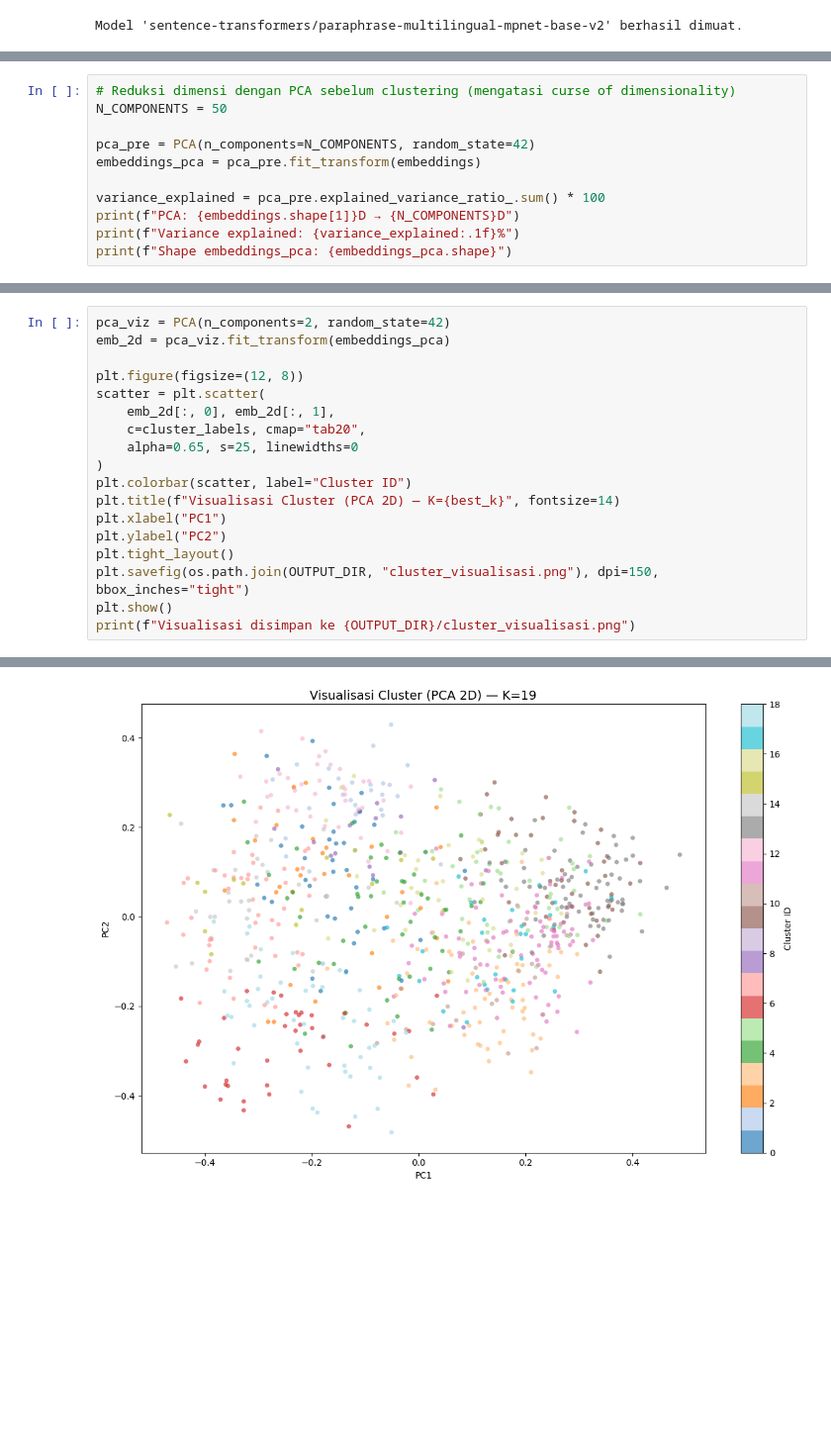
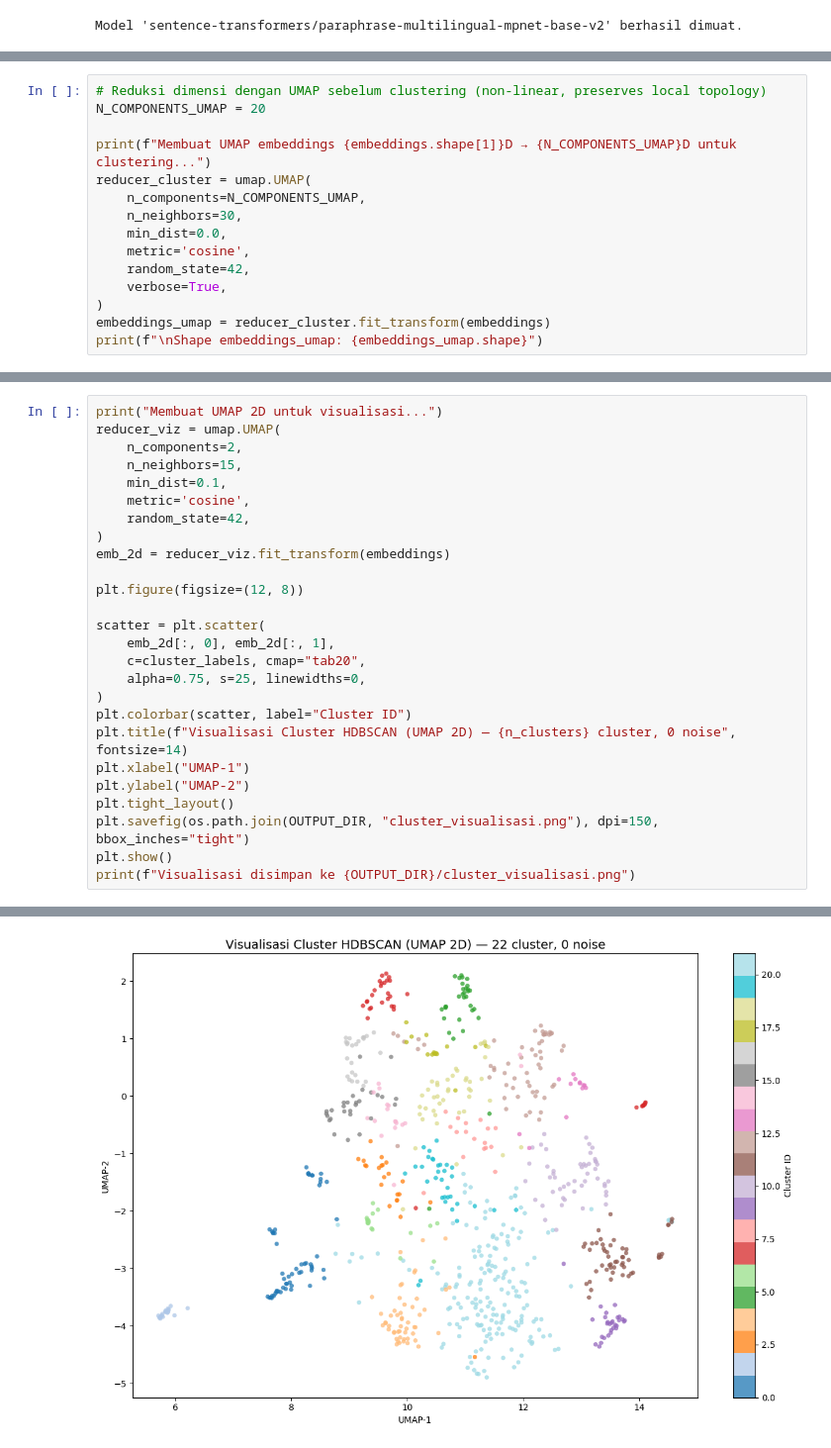
Before and after one commit to andika0x90/clustering-judul-skripsi, a Jupyter notebook: clustering.ipynb, the cells around one changed output, grey strips where cells are left out. Shown at 99% size. Saved outputs shown, nothing was run; the diff lists cells and outputs as text; blank space fills up the shorter version.

```diff
--- a/clustering.ipynb
+++ b/clustering.ipynb
@@ -105,14 +111,18 @@ Membuat embeddings...
 Shape embeddings: (792, 768)
 Embeddings disimpan ke hasil_clustering/embeddings.npy
 # %%
-# Reduksi dimensi dengan PCA sebelum clustering (mengatasi curse of dimensionality)
-N_COMPONENTS = 50
+# Reduksi dimensi dengan UMAP sebelum clustering (non-linear, preserves local topology)
+N_COMPONENTS_UMAP = 20
 
-pca_pre = PCA(n_components=N_COMPONENTS, random_state=42)
-embeddings_pca = pca_pre.fit_transform(embeddings)
-
-variance_explained = pca_pre.explained_variance_ratio_.sum() * 100
-print(f"PCA: {embeddings.shape[1]}D → {N_COMPONENTS}D")
-print(f"Variance explained: {variance_explained:.1f}%")
-print(f"Shape embeddings_pca: {embeddings_pca.shape}")
+print(f"Membuat UMAP embeddings {embeddings.shape[1]}D → {N_COMPONENTS_UMAP}D untuk clustering...")
+reducer_cluster = umap.UMAP(
+    n_components=N_COMPONENTS_UMAP,
+    n_neighbors=30,
+    min_dist=0.0,
+    metric='cosine',
+    random_state=42,
+    verbose=True,
+)
+embeddings_umap = reducer_cluster.fit_transform(embeddings)
+print(f"\nShape embeddings_umap: {embeddings_umap.shape}")
 # %% [output]
@@ -226,17 +316,25 @@ Distribusi cluster:
 # %%
-pca_viz = PCA(n_components=2, random_state=42)
-emb_2d = pca_viz.fit_transform(embeddings_pca)
+print("Membuat UMAP 2D untuk visualisasi...")
+reducer_viz = umap.UMAP(
+    n_components=2,
+    n_neighbors=15,
+    min_dist=0.1,
+    metric='cosine',
+    random_state=42,
+)
+emb_2d = reducer_viz.fit_transform(embeddings)
 
 plt.figure(figsize=(12, 8))
+
 scatter = plt.scatter(
     emb_2d[:, 0], emb_2d[:, 1],
     c=cluster_labels, cmap="tab20",
-    alpha=0.65, s=25, linewidths=0
+    alpha=0.75, s=25, linewidths=0,
 )
 plt.colorbar(scatter, label="Cluster ID")
-plt.title(f"Visualisasi Cluster (PCA 2D) — K={best_k}", fontsize=14)
-plt.xlabel("PC1")
-plt.ylabel("PC2")
+plt.title(f"Visualisasi Cluster HDBSCAN (UMAP 2D) — {n_clusters} cluster, 0 noise", fontsize=14)
+plt.xlabel("UMAP-1")
+plt.ylabel("UMAP-2")
 plt.tight_layout()
 plt.savefig(os.path.join(OUTPUT_DIR, "cluster_visualisasi.png"), dpi=150, bbox_inches="tight")
 plt.show()
@@ -245 +344 @@ print(f"Visualisasi disimpan ke {OUTPUT_DIR}/cluster_visualisasi.png")
-[figure, old version]
+[figure, new version]
```
Also changed, not shown: parts of 8 cells of this notebook, 28 other files.
